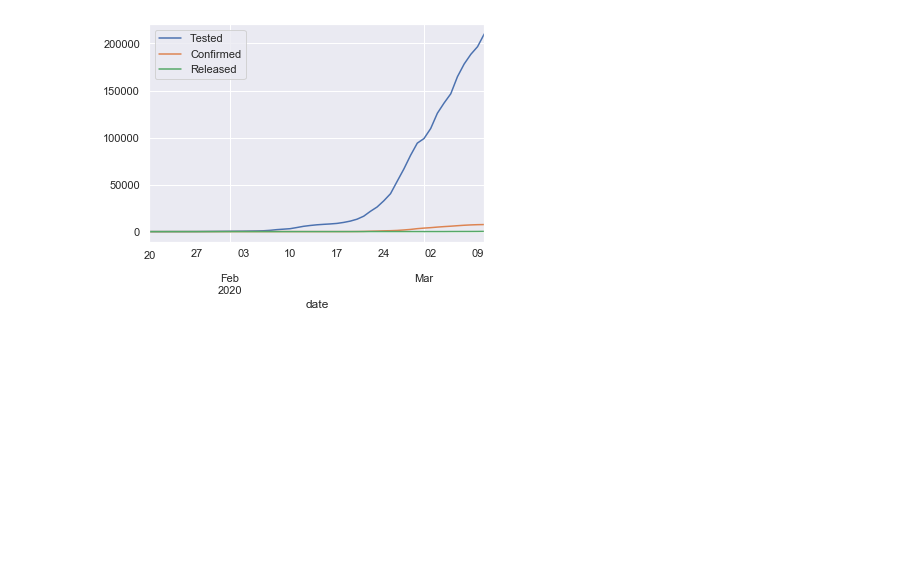
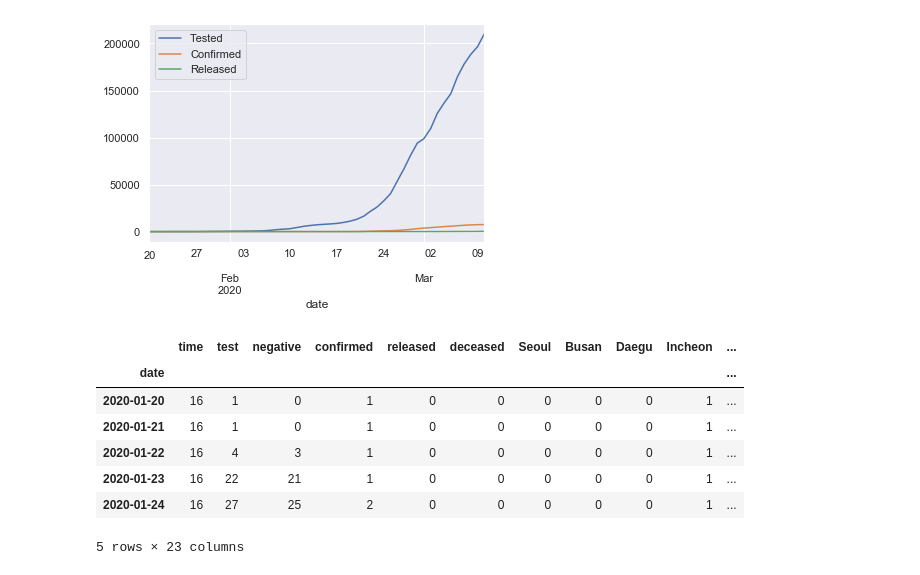
Before and after one commit to andyakrn/COVID_19, a Jupyter notebook: covid-19-SKorea.ipynb, the cells around one changed output. Drawn from its saved outputs; the diff is of its cells as text; code cells hidden in the pictures; blank space fills up the shorter version.

```diff
--- a/covid-19-SKorea.ipynb
+++ b/covid-19-SKorea.ipynb
@@ -112,0 +115,11 @@ plt.legend()
+# %%
+df_time.head()
+# %% [output]
+|  | time | test | negative | confirmed | released | deceased | Seoul | Busan | Daegu | Incheon | ... |
+| date |  |  |  |  |  |  |  |  |  |  | ... |
+| 2020-01-20 | 16 | 1 | 0 | 1 | 0 | 0 | 0 | 0 | 0 | 1 | ... |
+| 2020-01-21 | 16 | 1 | 0 | 1 | 0 | 0 | 0 | 0 | 0 | 1 | ... |
+| 2020-01-22 | 16 | 4 | 3 | 1 | 0 | 0 | 0 | 0 | 0 | 1 | ... |
+| 2020-01-23 | 16 | 22 | 21 | 1 | 0 | 0 | 0 | 0 | 0 | 1 | ... |
+| 2020-01-24 | 16 | 27 | 25 | 2 | 0 | 0 | 0 | 0 | 0 | 1 | ... |
+5 rows × 23 columns
```
Also changed, not shown: parts of 5 cells of this notebook.
